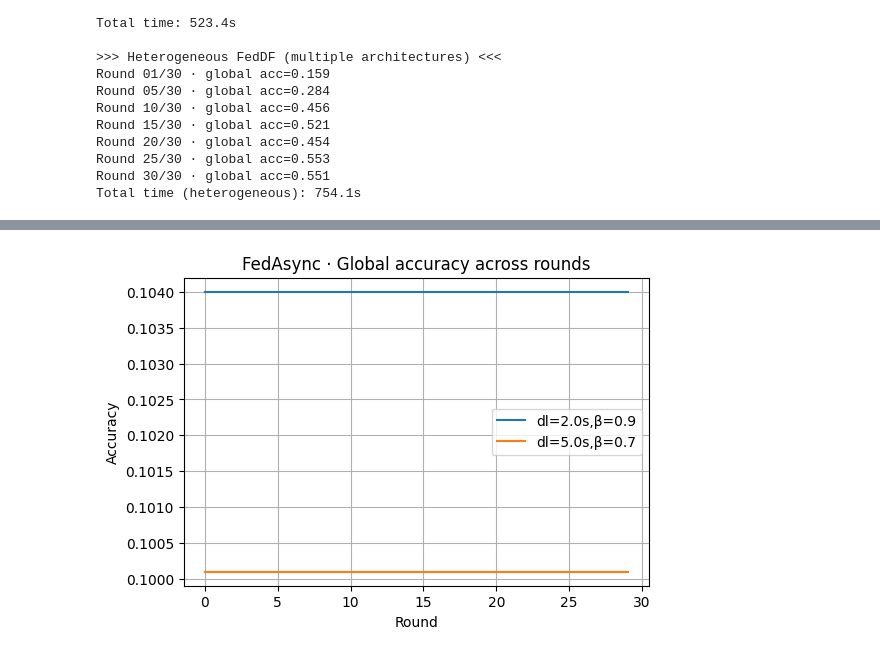
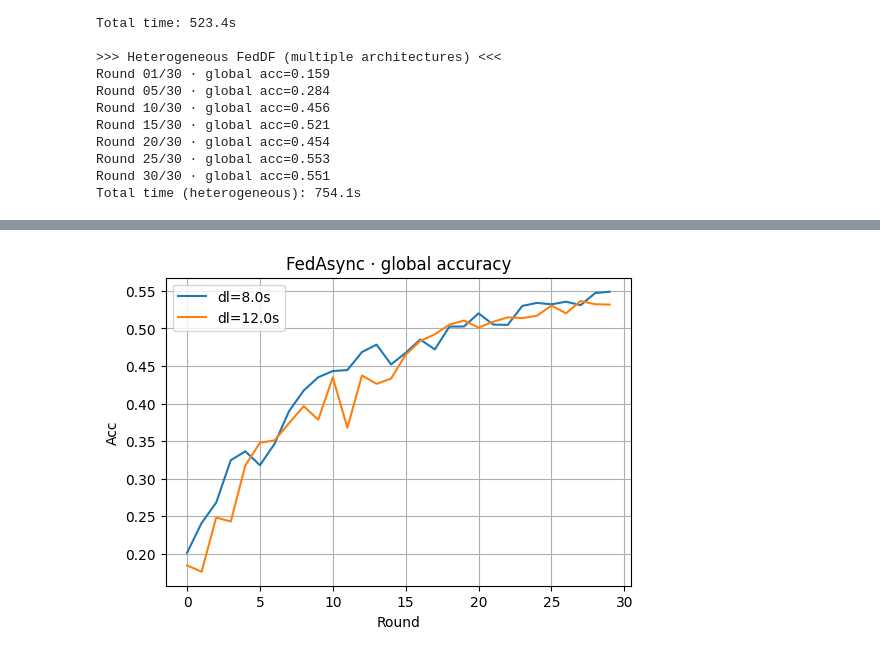
Before and after one commit to lucaznguyen/heterogeneous-federated-learning, a Jupyter notebook: Hetero-FL.ipynb, the cells around one changed output, grey strips where cells are left out. Drawn from its saved outputs; the diff is of its cells as text; code cells hidden in the pictures.

Commit message:
Visualization

```diff
--- a/Hetero-FL.ipynb
+++ b/Hetero-FL.ipynb
@@ -420,3 +447,17 @@ Round 20/30 · global acc=0.454
 Round 25/30 · global acc=0.553
 Round 30/30 · global acc=0.551
 Total time (heterogeneous): 754.1s
+# %%
+# ============================================================
+# 2‑07 🏆  Bar chart of final global accuracy
+# ============================================================
+labels = ['Homogeneous\nSimpleCNN', 'Heterogeneous\nFedDF']
+final_acc = [baseline.hist[-1]*100, distill_server.hist[-1]*100]
+plt.figure(figsize=(4,4))
+plt.bar(labels, final_acc)
+plt.ylim(0, 100)
+plt.ylabel('Accuracy (%)')
+plt.title('FedDF regains accuracy despite mixed models')
+for i,v in enumerate(final_acc):
+    plt.text(i, v+1, f'{v:.1f}%', ha='center')
+plt.grid(axis='y'); plt.show()
@@ -540,29 +573,22 @@ def run_fedasync(deadline, beta, desc=''):
 # ============================================================
 # 3‑05 🚀  Run two scenarios & compare
 # ============================================================
-results = []
-acc_curves = {}
+cfgs=[(8.0,1.0),(12.0,1.0)]      # (deadline s, γ)
+results, curves = [],{}
+for dl,gm in cfgs:
+    res,curve=run_async(dl,gm); results.append(res)
+    curves[f'dl={dl}s']=curve
 
-cfgs = [(2.0, 0.9), (5.0, 0.7)]   # (deadline s, beta)
-for dl, bt in cfgs:
-    res, curve = run_fedasync(dl, bt,
-                              desc='FedAsync heterogeneous system')
-    results.append(res); acc_curves[f'dl={dl}s,β={bt}'] = curve
+print('\nSummary')
+print('┌──┬──────────┬───────┬────────┬────────┬────────┐')
+print('│# │ deadline │ γ     │ acc%   │ on‑t   │ late   │')
+print('├──┼──────────┼───────┼────────┼────────┼────────┤')
+for i,r in enumerate(results,1):
+    print(f'│{i:1d} │{r["deadline"]:>8.1f}s│ {r["gamma"]:<5.2f} │'
+          f' {r["acc"]*100:>6.2f} │ {r["on_time"]:>6} │ {r["late"]:>6} │')
+print('└──┴──────────┴───────┴────────┴────────┴────────┘')
 
-# -- table‑like printout ------------------------------------------------------
-print('\nSummary:')
-print('┌────┬──────────┬─────────┬──────────┬────────────┬────────────┐')
-print('│ #  │ deadline │  beta   │ on‑time  │  dropped   │ acc (R30)  │')
-print('├────┼──────────┼─────────┼──────────┼────────────┼────────────┤')
-for i, r in enumerate(results, 1):
-    print(f'│ {i:<2} │ {r["deadline"]:>8.1f}s │ {r["beta"]:>5.2f}  │'
-          f' {r["on_time"]:>8} │ {r["dropped"]:>9} │ {r["acc"]*100:>6.2f}% │')
-print('└────┴──────────┴─────────┴──────────┴────────────┴────────────┘')
-
-# -- accuracy curve plot ------------------------------------------------------
 plt.figure(figsize=(6,4))
-for lbl, curve in acc_curves.items():
-    plt.plot(curve, label=lbl)
-plt.title('FedAsync · Global accuracy across rounds')
-plt.xlabel('Round'); plt.ylabel('Accuracy'); plt.grid(); plt.legend(); plt.show()
+for lbl,cv in curves.items(): plt.plot(cv,label=lbl)
+plt.title('FedAsync · global accuracy'); plt.xlabel('Round'); plt.ylabel('Acc'); plt.grid(); plt.legend(); plt.show()
 # %% [output]
@@ -586 +612 @@ Round 01/30 · acc=0.100 · updates=0
-[figure, old version]
+[figure, new version]
```
Also changed, not shown: parts of 13 cells of this notebook.
